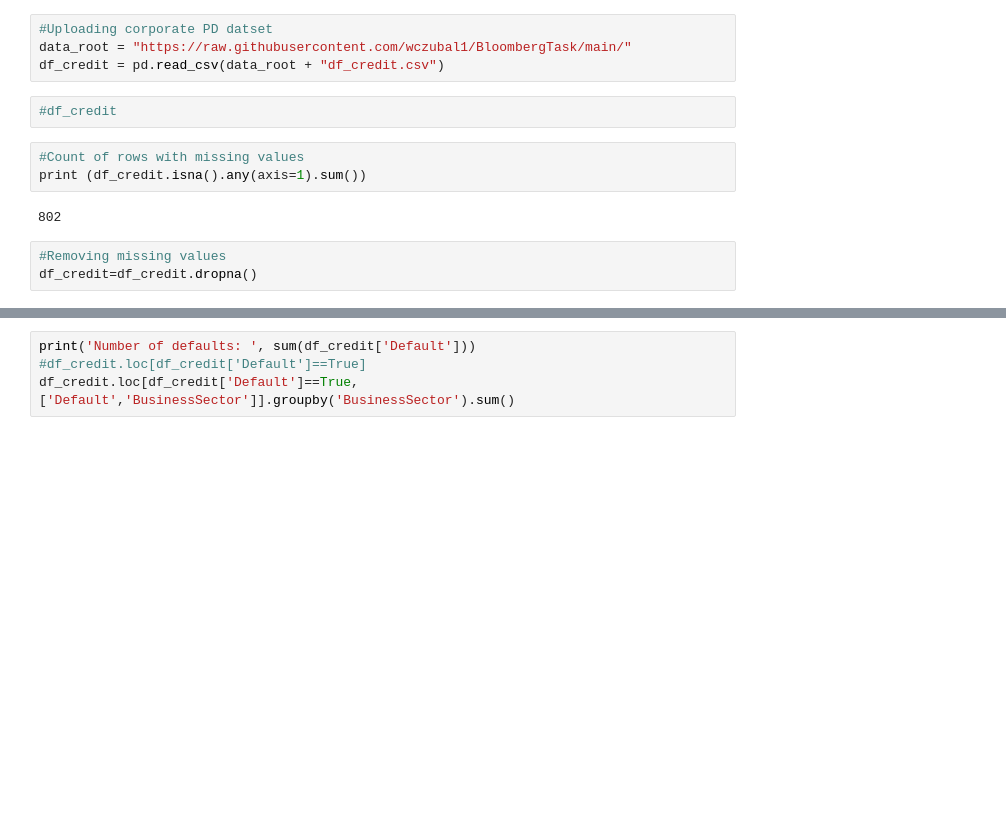
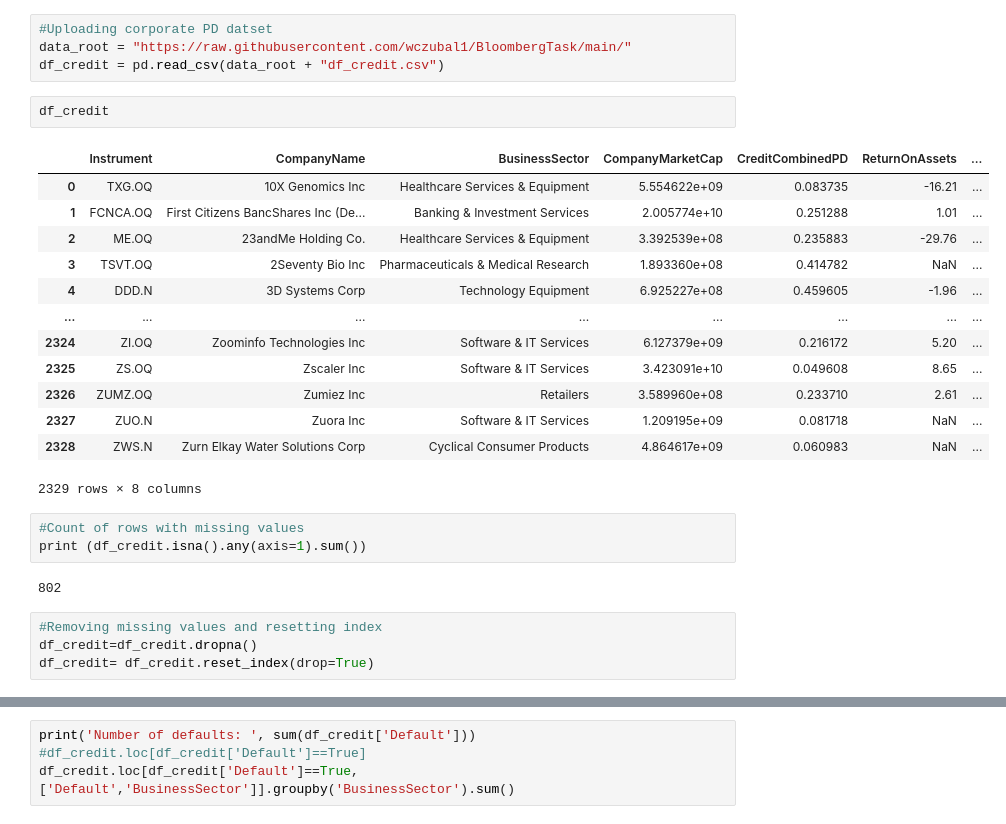
Before and after one commit to wczubal1/BloombergTask, a Jupyter notebook: BloombergTaskWitoldCzubala.ipynb, the cells around one changed output, grey strips where cells are left out. Drawn from its saved outputs; the diff is of its cells as text; blank space fills up the shorter version.

```diff
--- a/BloombergTaskWitoldCzubala.ipynb
+++ b/BloombergTaskWitoldCzubala.ipynb
@@ -42,13 +49,28 @@ import shap
 #Uploading corporate PD datset
 data_root = "https://raw.githubusercontent.com/wczubal1/BloombergTask/main/"
 df_credit = pd.read_csv(data_root + "df_credit.csv")
-# %%
-#df_credit
+# %%
+df_credit
+# %% [output]
+|  | Instrument | CompanyName | BusinessSector | CompanyMarketCap | CreditCombinedPD | ReturnOnAssets | ... |
+| 0 | TXG.OQ | 10X Genomics Inc | Healthcare Services & Equipment | 5.554622e+09 | 0.083735 | -16.21 | ... |
+| 1 | FCNCA.OQ | First Citizens BancShares Inc (De... | Banking & Investment Services | 2.005774e+10 | 0.251288 | 1.01 | ... |
+| 2 | ME.OQ | 23andMe Holding Co. | Healthcare Services & Equipment | 3.392539e+08 | 0.235883 | -29.76 | ... |
+| 3 | TSVT.OQ | 2Seventy Bio Inc | Pharmaceuticals & Medical Research | 1.893360e+08 | 0.414782 | NaN | ... |
+| 4 | DDD.N | 3D Systems Corp | Technology Equipment | 6.925227e+08 | 0.459605 | -1.96 | ... |
+| ... | ... | ... | ... | ... | ... | ... | ... |
+| 2324 | ZI.OQ | Zoominfo Technologies Inc | Software & IT Services | 6.127379e+09 | 0.216172 | 5.20 | ... |
+| 2325 | ZS.OQ | Zscaler Inc | Software & IT Services | 3.423091e+10 | 0.049608 | 8.65 | ... |
+| 2326 | ZUMZ.OQ | Zumiez Inc | Retailers | 3.589960e+08 | 0.233710 | 2.61 | ... |
+| 2327 | ZUO.N | Zuora Inc | Software & IT Services | 1.209195e+09 | 0.081718 | NaN | ... |
+| 2328 | ZWS.N | Zurn Elkay Water Solutions Corp | Cyclical Consumer Products | 4.864617e+09 | 0.060983 | NaN | ... |
+2329 rows × 8 columns
 # %%
 #Count of rows with missing values
 print (df_credit.isna().any(axis=1).sum())
 # %% [output]
 802
 # %%
-#Removing missing values
+#Removing missing values and resetting index
 df_credit=df_credit.dropna()
+df_credit= df_credit.reset_index(drop=True)
```
Also changed, not shown: parts of 31 cells of this notebook.
